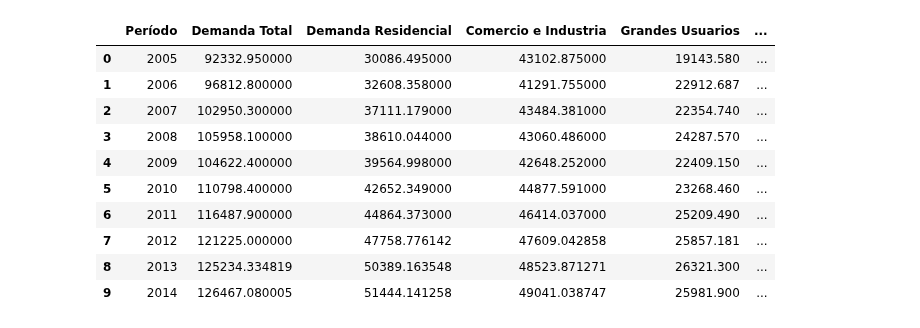
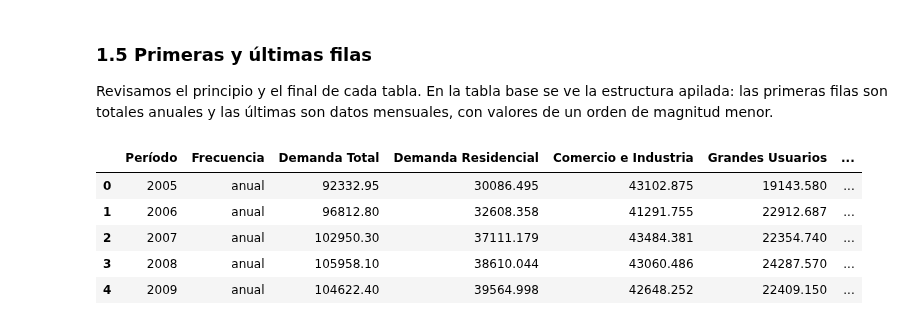
Before and after one commit to RafaelSeri/TP_LABO_MET, a Jupyter notebook: notebooks/Tp_labo.ipynb, the cells around one changed output. Saved outputs shown, nothing was run; the diff lists cells and outputs as text; code cells hidden in the pictures.

```diff
--- a/notebooks/Tp_labo.ipynb
+++ b/notebooks/Tp_labo.ipynb
@@ -8,0 +74,12 @@ import numpy as np
+# %%
+def clasificar_frecuencia(p):
+    if isinstance(p, str):                  # 'I 05', 'II', 'III', 'IV'
+        return 'trimestral'
+    if isinstance(p, (int, np.integer)):    # 2005, 2006, ...
+        return 'anual'
+    return 'mensual'                        # lo que queda son las fechas
+
+df['Frecuencia'] = df['Período'].apply(clasificar_frecuencia)
+
+# Verificación: esperamos 21 anuales, 86 trimestrales y 260 mensuales.
+df['Frecuencia'].value_counts()
@@ -9,13 +102,9 @@ import numpy as np
 # %%
 #Transformamos la base limpia en dataframe y creamos dos subdataframes
-ruta = 'https://github.com/RafaelSeri/TP_LABO_MET/blob/main/DF/base_limpia.xlsx?raw=1'
-df=pd.read_excel(ruta) #dataframe del database
-df.loc[107:366, 'Período'] = (
-    pd.to_datetime(df.loc[107:366, 'Período']).dt.strftime('%Y-%m')) #corregimos cómo se ven las fechas
-df_base=df[['Período','Demanda Total', 'Demanda Residencial',
+df_base=df[['Período','Frecuencia','Demanda Total', 'Demanda Residencial',   # <- agregado 'Frecuencia'
             'Comercio e Industria','Grandes Usuarios','Temperatura Promedio',
-            'Potencia Máxima']] #dataframe para las columnas de demanda total
-df_empresas=df[['Período','EDELAP SA', 'EDENOR DISTRIBUIDOR',
+            'Potencia Máxima']].copy()                                       # <- agregado .copy()
+df_empresas=df[['Período','Frecuencia','EDELAP SA', 'EDENOR DISTRIBUIDOR',   # <- agregado 'Frecuencia'
 'EDESAL DISTRIBUIDOR', 'EDESTESA(EMP.DIST.EL.DEL ESTE)',
 'EDESUR DISTRIBUIDOR', 'EMP DE ENERGIA DE RIO NEGRO SA',
 'EMP DIST ENERG ATLANTICA', 'EMP. DE ENERGIA DE LA RIOJA SA',
@@ -24,6 +113,6 @@ df_empresas=df[['Período','EDELAP SA', 'EDENOR DISTRIBUIDOR',
 'ENERGIA DE CATAMARCA S.A.', 'ENERGIA DE ENTRE RIOS SA',
 'ENERGIA DE MENDOZA SA', 'ENERGIA SAN JUAN SA EX-EDESSA',
 'EPEC DISTRIBUIDOR', 'EPEN DISTRIBUIDOR', 'EPESF DISTRIBUIDOR',
-'RECURSOS Y ENERGIA FORMOSA SA', 'SECHEEP', 'SPSE SANTA CRUZ']] #dataframe para la demanda por empresa
+'RECURSOS Y ENERGIA FORMOSA SA', 'SECHEEP', 'SPSE SANTA CRUZ']].copy()       # <- agregado .copy()
 df_empresas=df_empresas.dropna() #nos quedamos con las filas con datos no nulos
 df_empresas=df_empresas.reset_index(drop=True) #reseteo índices
@@ -30,15 +134,14 @@ df_empresas=df_empresas.reset_index(drop=True) #reseteo índices
+# %% [markdown]
+### 1.5 Primeras y últimas filas
+
+Revisamos el principio y el final de cada tabla. En la tabla base se ve la estructura apilada: las primeras filas son totales anuales y las últimas son datos mensuales, con valores de un orden de magnitud menor.
 # %%
-df_base.head(10)
+df_base.head()
 # %% [output]
-|  | Período | Demanda Total | Demanda Residencial | Comercio e Industria | Grandes Usuarios | ... |
-| 0 | 2005 | 92332.950000 | 30086.495000 | 43102.875000 | 19143.580 | ... |
-| 1 | 2006 | 96812.800000 | 32608.358000 | 41291.755000 | 22912.687 | ... |
-| 2 | 2007 | 102950.300000 | 37111.179000 | 43484.381000 | 22354.740 | ... |
-| 3 | 2008 | 105958.100000 | 38610.044000 | 43060.486000 | 24287.570 | ... |
-| 4 | 2009 | 104622.400000 | 39564.998000 | 42648.252000 | 22409.150 | ... |
-| 5 | 2010 | 110798.400000 | 42652.349000 | 44877.591000 | 23268.460 | ... |
-| 6 | 2011 | 116487.900000 | 44864.373000 | 46414.037000 | 25209.490 | ... |
-| 7 | 2012 | 121225.000000 | 47758.776142 | 47609.042858 | 25857.181 | ... |
-| 8 | 2013 | 125234.334819 | 50389.163548 | 48523.871271 | 26321.300 | ... |
-| 9 | 2014 | 126467.080005 | 51444.141258 | 49041.038747 | 25981.900 | ... |
+|  | Período | Frecuencia | Demanda Total | Demanda Residencial | Comercio e Industria | Grandes Usuarios | ... |
+| 0 | 2005 | anual | 92332.95 | 30086.495 | 43102.875 | 19143.580 | ... |
+| 1 | 2006 | anual | 96812.80 | 32608.358 | 41291.755 | 22912.687 | ... |
+| 2 | 2007 | anual | 102950.30 | 37111.179 | 43484.381 | 22354.740 | ... |
+| 3 | 2008 | anual | 105958.10 | 38610.044 | 43060.486 | 24287.570 | ... |
+| 4 | 2009 | anual | 104622.40 | 39564.998 | 42648.252 | 22409.150 | ... |
 # %%
```
Also changed, not shown: parts of 29 cells of this notebook.
